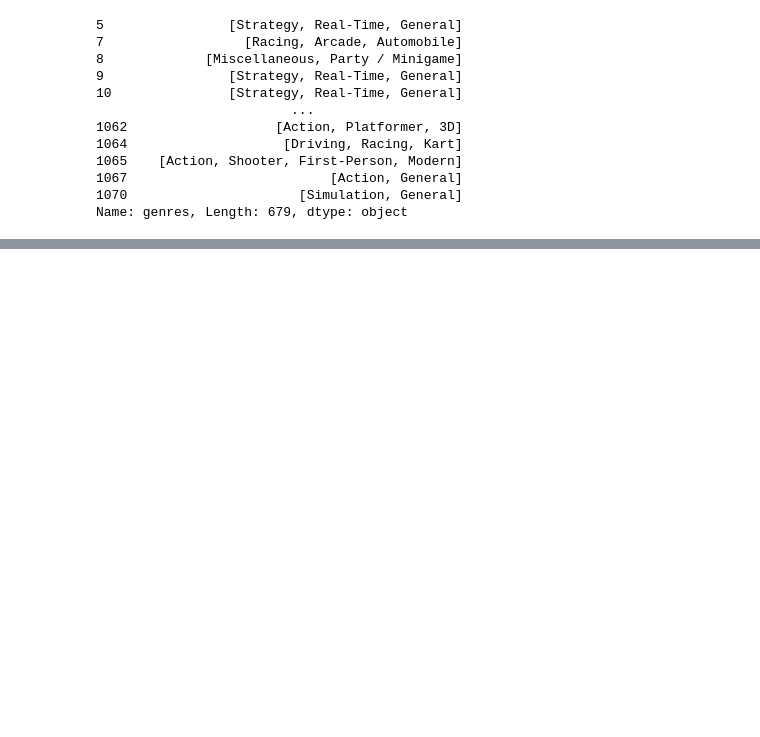
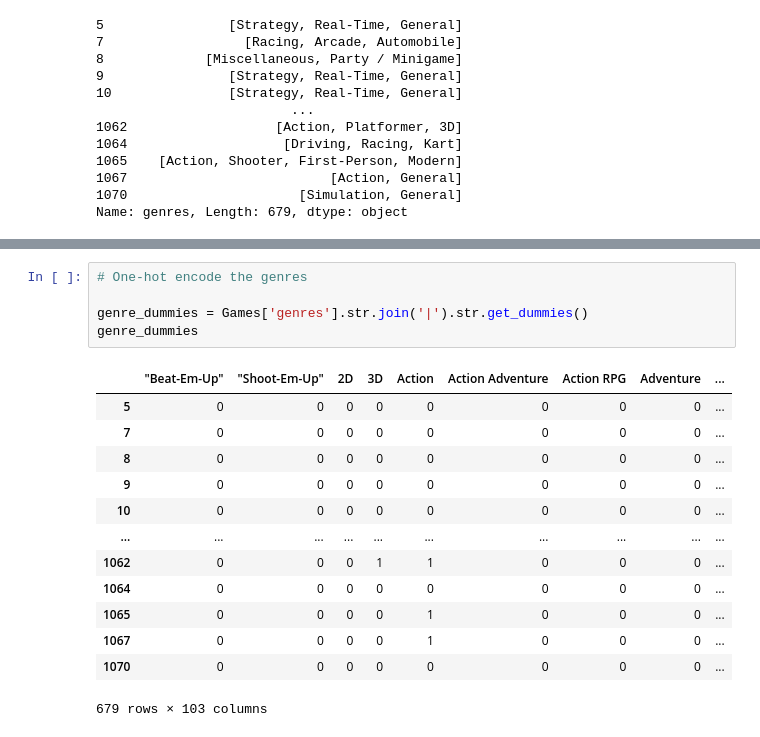
Before and after one commit to brianellis1997/Nintendo_Games, a Jupyter notebook: Analysis.ipynb, the cells around one changed output, grey strips where cells are left out. Saved outputs shown, nothing was run; the diff lists cells and outputs as text; blank space fills up the shorter version.

Commit message:
One-Hot_Encoded genres

```diff
--- a/Analysis.ipynb
+++ b/Analysis.ipynb
@@ -321,0 +306,19 @@ Games.explode('genres', ignore_index=True)
+# %%
+# One-hot encode the genres
+
+genre_dummies = Games['genres'].str.join('|').str.get_dummies()
+genre_dummies
+# %% [output]
+|  | "Beat-Em-Up" | "Shoot-Em-Up" | 2D | 3D | Action | Action Adventure | Action RPG | Adventure | ... |
+| 5 | 0 | 0 | 0 | 0 | 0 | 0 | 0 | 0 | ... |
+| 7 | 0 | 0 | 0 | 0 | 0 | 0 | 0 | 0 | ... |
+| 8 | 0 | 0 | 0 | 0 | 0 | 0 | 0 | 0 | ... |
+| 9 | 0 | 0 | 0 | 0 | 0 | 0 | 0 | 0 | ... |
+| 10 | 0 | 0 | 0 | 0 | 0 | 0 | 0 | 0 | ... |
+| ... | ... | ... | ... | ... | ... | ... | ... | ... | ... |
+| 1062 | 0 | 0 | 0 | 1 | 1 | 0 | 0 | 0 | ... |
+| 1064 | 0 | 0 | 0 | 0 | 0 | 0 | 0 | 0 | ... |
+| 1065 | 0 | 0 | 0 | 0 | 1 | 0 | 0 | 0 | ... |
+| 1067 | 0 | 0 | 0 | 0 | 1 | 0 | 0 | 0 | ... |
+| 1070 | 0 | 0 | 0 | 0 | 0 | 0 | 0 | 0 | ... |
+679 rows × 103 columns
```
Also changed, not shown: parts of 6 cells of this notebook.
